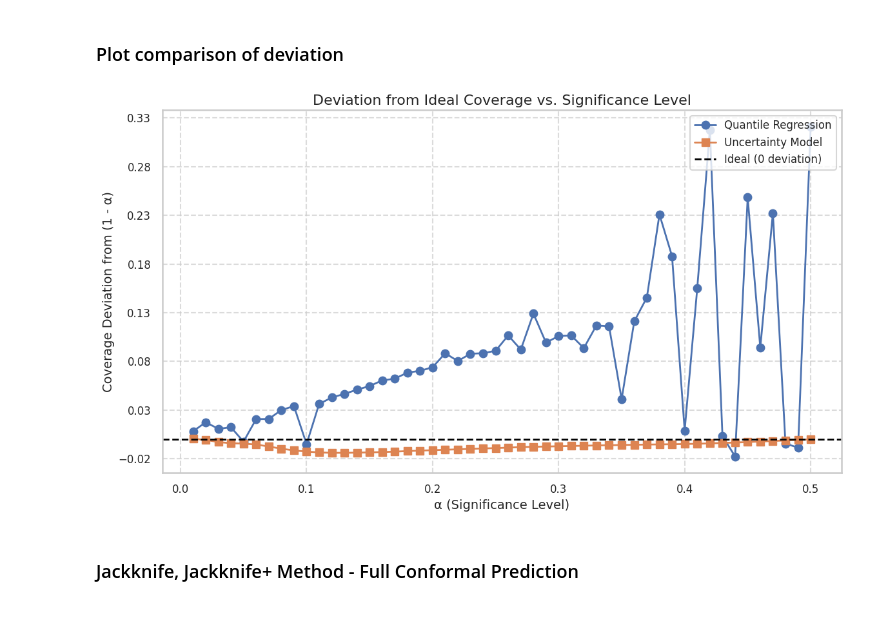
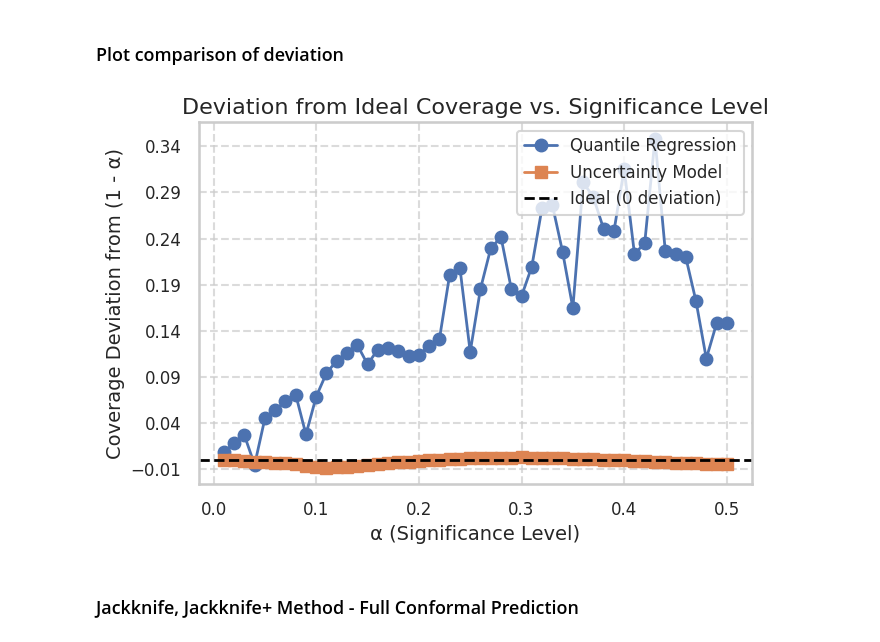
Before and after one commit to SidZRed/Conformal_Prediction, a Jupyter notebook: Regression_conformal.ipynb, the cells around one changed output. Saved outputs shown, nothing was run; the diff lists cells and outputs as text; code cells hidden in the pictures.

```diff
--- a/Regression_conformal.ipynb
+++ b/Regression_conformal.ipynb
@@ -72,7 +70,7 @@ def repeat_sampling(num_epochs, sample_size):
         return wrapper
     return decorator
 # %%
-exp_iter = 1
+exp_iter = 1000
 exp_sample_size = 1000
 # %%
 def quantile_loss(y_pred, y_true, tau):
@@ -324,38 +322,38 @@ deviation_uncertainty = np.array(cvg_uncertainty_model) - (1 - alpha)
 
 # Plot settings
 sns.set(style="whitegrid", context="talk")
-plt.figure(figsize=(12, 7))
+plt.figure(figsize=(7, 5))
 
 # Plot deviations
 plt.plot(alpha, deviation_qr, label='Quantile Regression', marker='o', linewidth=2)
 plt.plot(alpha, deviation_uncertainty, label='Uncertainty Model', marker='s', linewidth=2)
 
 # Reference line at 0 (perfect coverage)
 plt.axhline(0, color='black', linestyle='--', linewidth=2, label='Ideal (0 deviation)')
 
 # Axis labels and title
 plt.xlabel('α (Significance Level)', fontsize=14)
 plt.ylabel('Coverage Deviation from (1 - α)', fontsize=14)
 plt.title('Deviation from Ideal Coverage vs. Significance Level', fontsize=16)
 
 # Custom y-axis ticks: step of 0.01
 y_min = min(deviation_qr.min(), deviation_uncertainty.min())
 y_max = max(deviation_qr.max(), deviation_uncertainty.max())
 y_ticks = np.arange(np.floor(y_min * 100) / 100, np.ceil(y_max * 100) / 100 + 0.01, 0.05)
 plt.yticks(y_ticks)
 plt.xticks(fontsize=12)
 plt.yticks(fontsize=12)
 
 # Grid and legend
 plt.grid(True, linestyle='--', alpha=0.7)
 plt.legend(fontsize=12, loc='upper right')
 
 # Show plot
 plt.tight_layout()
 plt.savefig('Images/deviation from ideal coverage.png', dpi=300)
 plt.show()
 # %% [output]
-[figure, old version]
+[figure, new version]
 # %% [markdown]
 ### Jackknife, Jackknife+ Method - Full Conformal Prediction
 # %%
```
Also changed, not shown: parts of 3 cells of this notebook, 1 other file.
